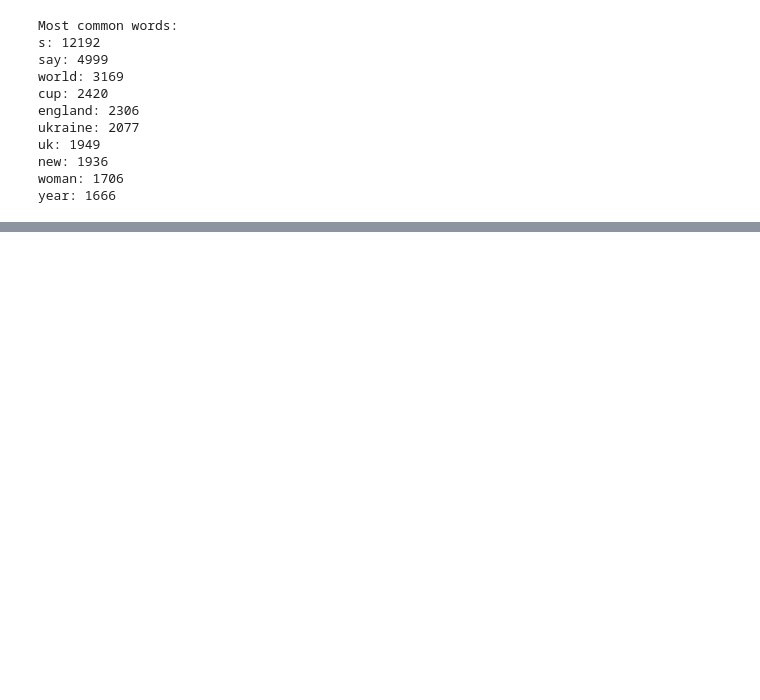
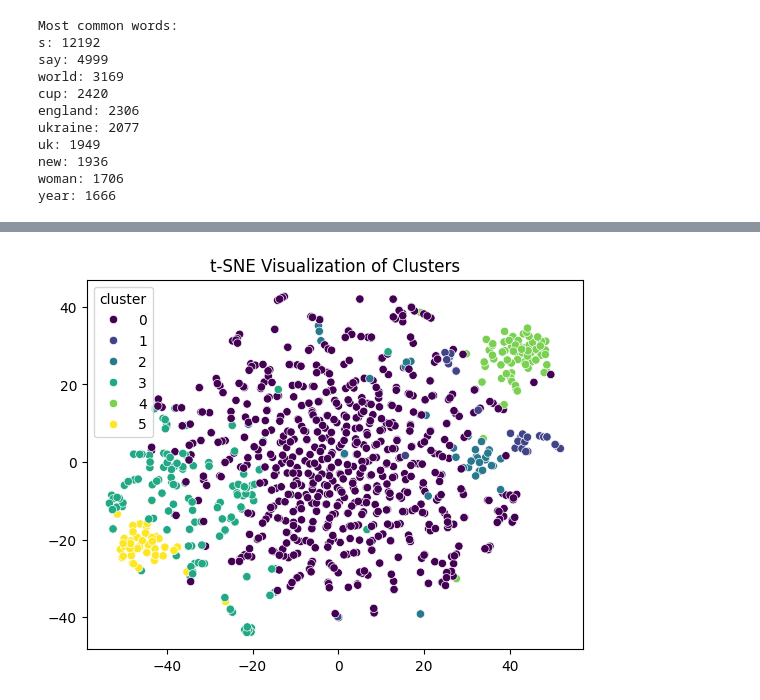
Before and after one commit to esmanurbal/bbc_news, a Jupyter notebook: kmeans.ipynb, the cells around one changed output, grey strips where cells are left out. Saved outputs shown, nothing was run; the diff lists cells and outputs as text; code cells hidden in the pictures; blank space fills up the shorter version.

```diff
--- a/kmeans.ipynb
+++ b/kmeans.ipynb
@@ -188,0 +178,5 @@ word_counts = Counter(preprocessed_text)
+# %%
+# Apply K-Means clustering
+num_clusters = 6  # Change this to the desired number of clusters
+kmeans = KMeans(n_clusters=num_clusters, random_state=42)
+kmeans.fit(cosine_similarities)
@@ -188,0 +185,12 @@ word_counts = Counter(preprocessed_text)
+# %%
+from sklearn.manifold import TSNE
+
+# Dimensionality reduction using t-SNE
+tsne = TSNE(n_components=2, random_state=42)
+tsne_representation = tsne.fit_transform(cosine_similarities)
+
+# Add the cluster labels to the DataFrame
+random_sample['cluster'] = kmeans.labels_
+
+# Display the resulting DataFrame with cluster labels
+random_sample
@@ -188,0 +211,7 @@ word_counts = Counter(preprocessed_text)
+# %%
+# Visualize the clusters with a scatter plot
+sns.scatterplot(x=tsne_representation[:, 0], y=tsne_representation[:, 1], hue=random_sample['cluster'], palette='viridis')
+plt.title('t-SNE Visualization of Clusters')
+plt.show()
+# %% [output]
+[figure, added]
```
Also changed, not shown: parts of 11 cells of this notebook.
